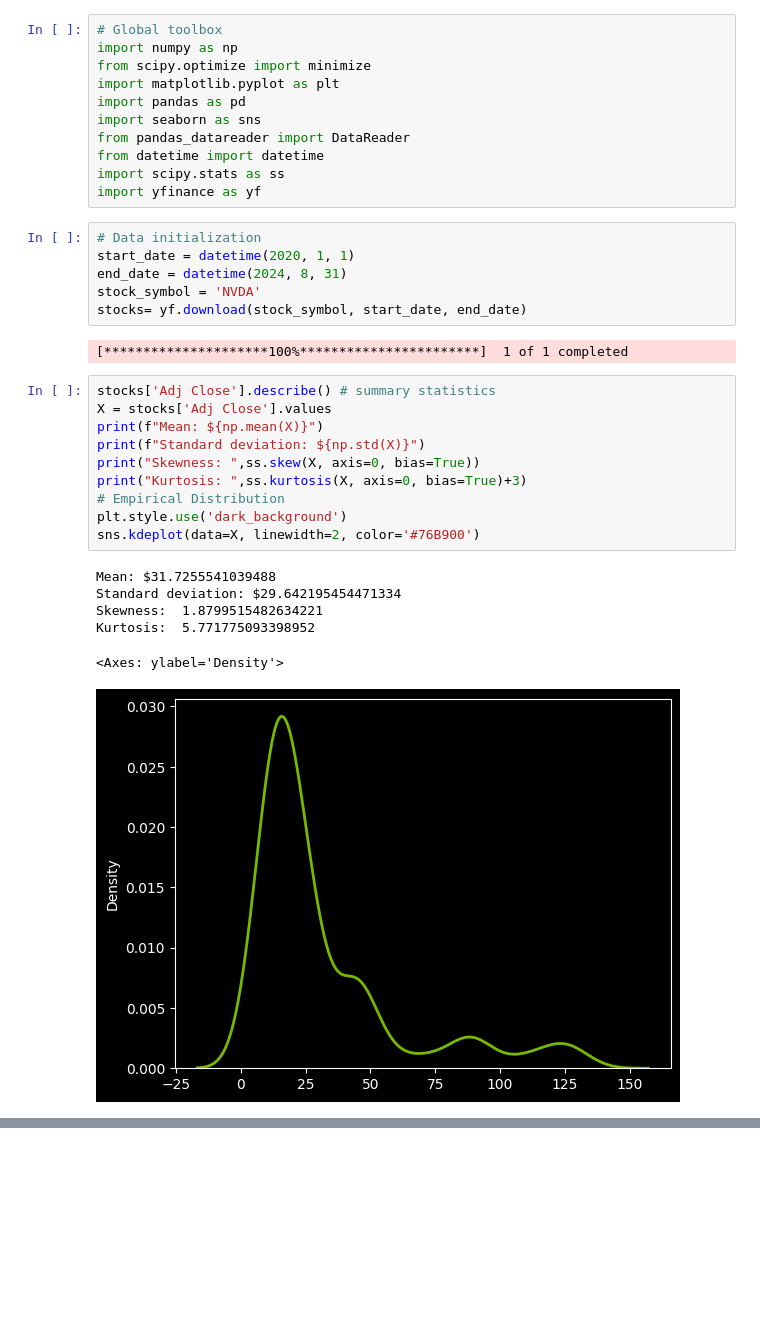
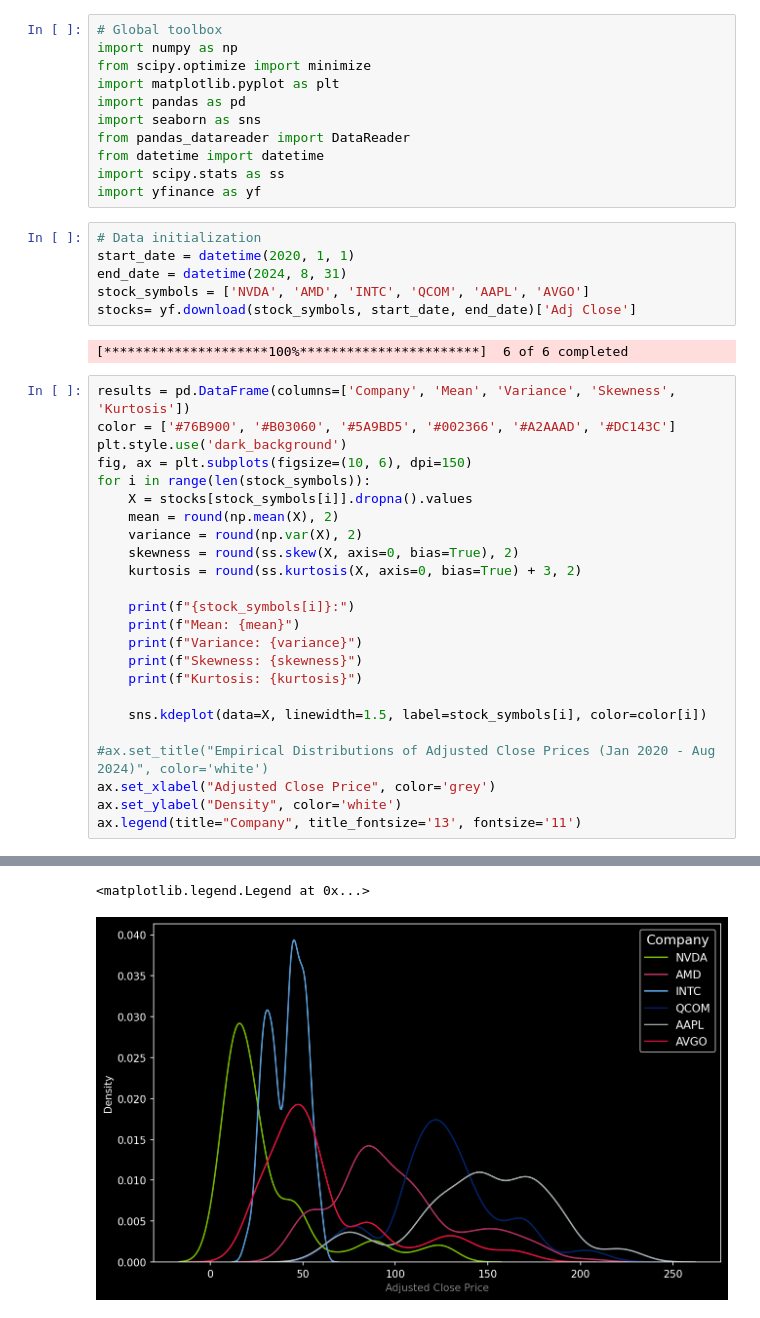
Before and after one commit to yfeng445/NEU, a Jupyter notebook: 1/INFO 6105/Asmt/1/bootstrap.ipynb, the cells around one changed output, grey strips where cells are left out. Cells and saved outputs as stored; diff of their text form; blank space fills up the shorter version.

```diff
--- a/1/INFO 6105/Asmt/1/bootstrap.ipynb
+++ b/1/INFO 6105/Asmt/1/bootstrap.ipynb
@@ -13,24 +13,32 @@ import yfinance as yf
 # Data initialization
 start_date = datetime(2020, 1, 1)
 end_date = datetime(2024, 8, 31)
-stock_symbol = 'NVDA'
-stocks= yf.download(stock_symbol, start_date, end_date)
+stock_symbols = ['NVDA', 'AMD', 'INTC', 'QCOM', 'AAPL', 'AVGO']
+stocks= yf.download(stock_symbols, start_date, end_date)['Adj Close']
 # %% [output]
-[*********************100%***********************]  1 of 1 completed
+[*********************100%***********************]  6 of 6 completed
-# %%
-stocks['Adj Close'].describe() # summary statistics
-X = stocks['Adj Close'].values
-print(f"Mean: ${np.mean(X)}")
-print(f"Standard deviation: ${np.std(X)}")
-print("Skewness: ",ss.skew(X, axis=0, bias=True))
-print("Kurtosis: ",ss.kurtosis(X, axis=0, bias=True)+3)
-# Empirical Distribution
-plt.style.use('dark_background')
-sns.kdeplot(data=X, linewidth=2, color='#76B900')
-# %% [output]
-Mean: $31.7255541039488
-Standard deviation: $29.642195454471334
-Skewness:  1.8799515482634221
-Kurtosis:  5.771775093398952
-<Axes: ylabel='Density'>
-[figure, removed]
+# %%
+results = pd.DataFrame(columns=['Company', 'Mean', 'Variance', 'Skewness', 'Kurtosis'])
+color = ['#76B900', '#B03060', '#5A9BD5', '#002366', '#A2AAAD', '#DC143C']
+plt.style.use('dark_background')
+fig, ax = plt.subplots(figsize=(10, 6), dpi=150)
+for i in range(len(stock_symbols)):
+    X = stocks[stock_symbols[i]].dropna().values
+    mean = round(np.mean(X), 2)
+    variance = round(np.var(X), 2)
+    skewness = round(ss.skew(X, axis=0, bias=True), 2)
+    kurtosis = round(ss.kurtosis(X, axis=0, bias=True) + 3, 2)
+
+    print(f"{stock_symbols[i]}:")
+    print(f"Mean: {mean}")
+    print(f"Variance: {variance}")
+    print(f"Skewness: {skewness}")
+    print(f"Kurtosis: {kurtosis}")
+
+    sns.kdeplot(data=X, linewidth=1.5, label=stock_symbols[i], color=color[i])
+
+#ax.set_title("Empirical Distributions of Adjusted Close Prices (Jan 2020 - Aug 2024)", color='white')
+ax.set_xlabel("Adjusted Close Price", color='grey')
+ax.set_ylabel("Density", color='white')
+ax.legend(title="Company", title_fontsize='13', fontsize='11')
+# %% [output]
@@ -37,2 +62,4 @@ Kurtosis:  5.771775093398952
+<matplotlib.legend.Legend at 0x...>
+[figure, added]
 # %%
 "Bootstrap"
```
Also changed, not shown: parts of 2 cells of this notebook, 10 other files.
